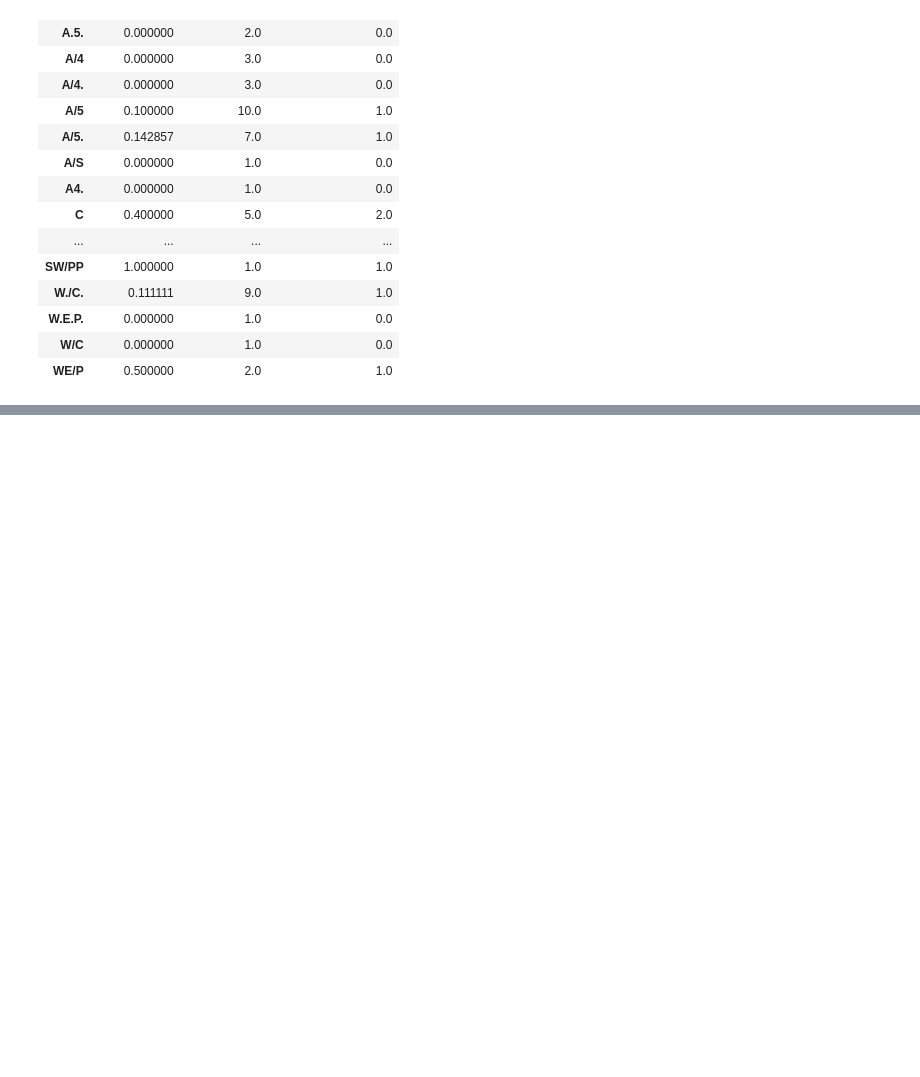
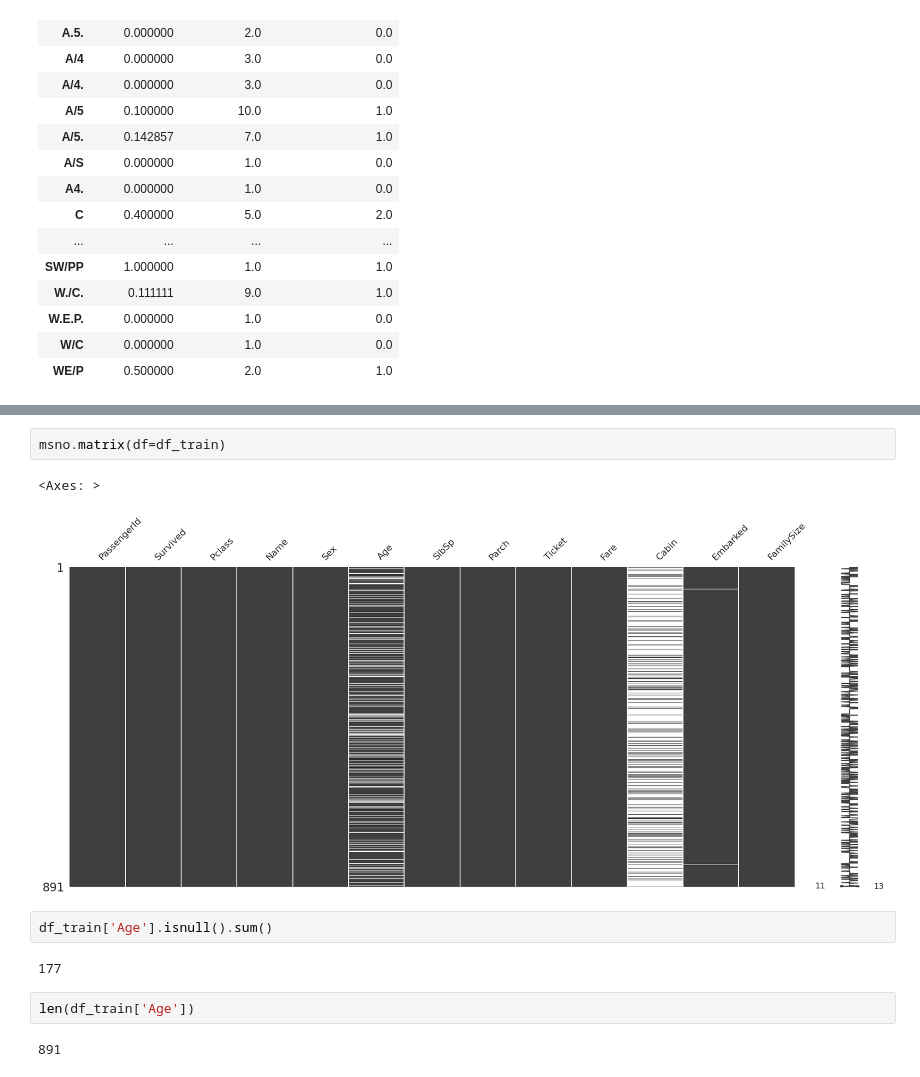
Before and after one commit to hajonghyun/kaggle_titanic_studynotes, a Jupyter notebook: titanic_survivor.ipynb, the cells around one changed output, grey strips where cells are left out. Cells and saved outputs as stored; diff of their text form; blank space fills up the shorter version.

```diff
--- a/titanic_survivor.ipynb
+++ b/titanic_survivor.ipynb
@@ -927,0 +957,13 @@ mydf_t
+# %%
+msno.matrix(df=df_train)
+# %% [output]
+<Axes: >
+[figure, added]
+# %%
+df_train['Age'].isnull().sum()
+# %% [output]
+177
+# %%
+len(df_train['Age'])
+# %% [output]
+891
```
Also changed, not shown: parts of 35 cells of this notebook.
